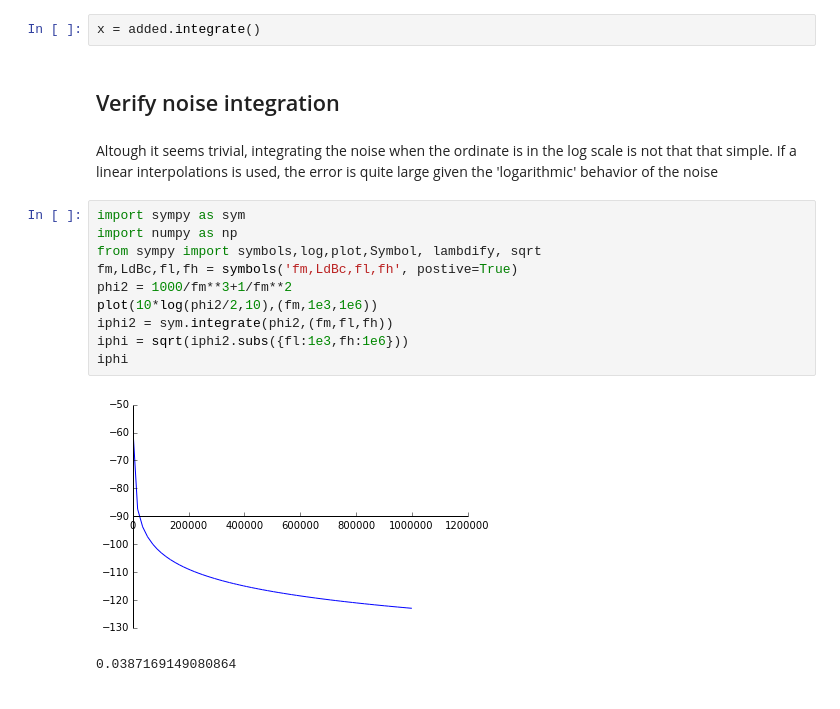
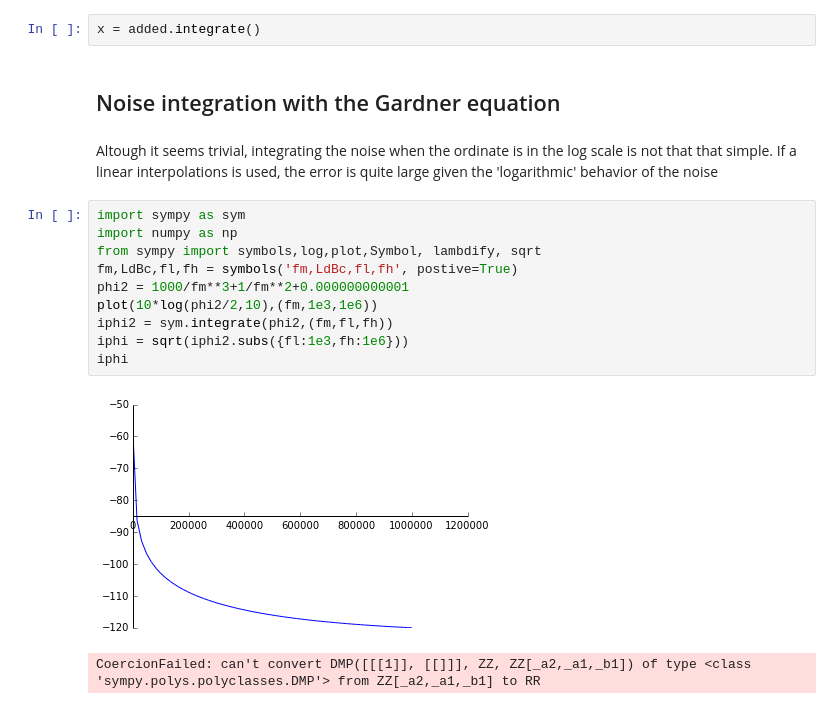
Before and after one commit to gitter-badger/plldesigner, a Jupyter notebook: deverlop_noise.ipynb, the cells around one changed output. Saved outputs shown, nothing was run; the diff lists cells and outputs as text.

```diff
--- a/deverlop_noise.ipynb
+++ b/deverlop_noise.ipynb
@@ -30,23 +30,23 @@ plt.grid(True)
 I am not sure this is the best way to use Mathplotlib
 # %%
 x = added.integrate()
-# %% [markdown]
-## Verify noise  integration
+# %% [markdown]
+## Noise integration with the Gardner equation
 # %% [markdown]
 Altough it seems trivial, integrating the noise when the ordinate is in the log scale is  not that that simple. If a linear interpolations is used, the error is quite large given the 'logarithmic' behavior of the noise
 # %%
 import sympy as sym
 import numpy as np
 from sympy import symbols,log,plot,Symbol, lambdify, sqrt
 fm,LdBc,fl,fh = symbols('fm,LdBc,fl,fh', postive=True)
-phi2 = 1000/fm**3+1/fm**2
+phi2 = 1000/fm**3+1/fm**2+0.000000000001
 plot(10*log(phi2/2,10),(fm,1e3,1e6))
 iphi2 = sym.integrate(phi2,(fm,fl,fh))
 iphi = sqrt(iphi2.subs({fl:1e3,fh:1e6}))
 iphi
 # %% [output]
-[figure, old version]
+[figure, new version]
-0.0387169149080864
+CoercionFailed: can't convert DMP([[[1]], [[]]], ZZ, ZZ[_a2,_a1,_b1]) of type <class 'sympy.polys.polyclasses.DMP'> from ZZ[_a2,_a1,_b1] to RR
 # %%
 LdBc = 10*log(phi2/2,10)
 LdBcN = lambdify((fm),LdBc,"numpy")
```
Also changed, not shown: parts of 6 cells of this notebook, 1 other file.
